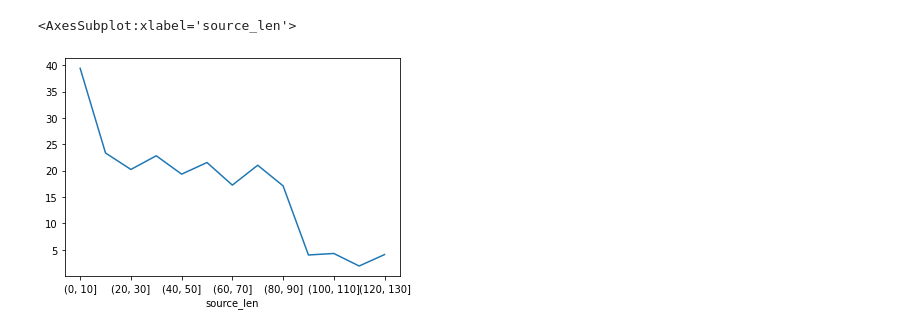
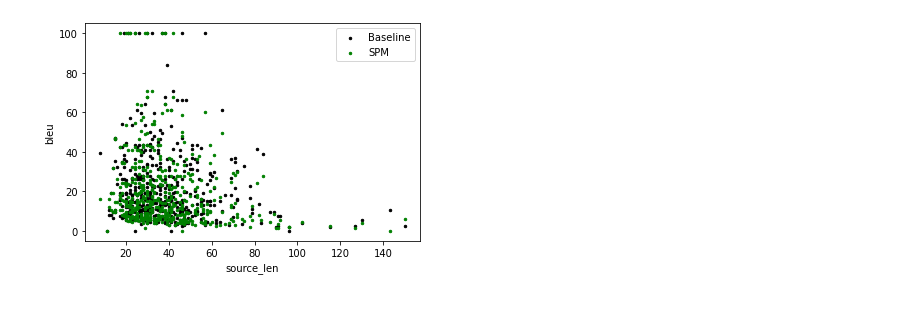
Before and after one commit to pleyad/atmt, a Jupyter notebook: assignments/03/visual_analysis.ipynb, the cells around one changed output. Drawn from its saved outputs; the diff is of its cells as text; code cells hidden in the pictures.

Commit message:
nicer plots

```diff
--- a/assignments/03/visual_analysis.ipynb
+++ b/assignments/03/visual_analysis.ipynb
@@ -5,7 +8,7 @@ from typing import Generator, Tuple
 # %%
 SOURCES = "../../data/en-fr/raw/test.fr"
 REFERENCES = "../../data/en-fr/raw/test.en"
-RAIN_SOURCES_TOKENIZED = "../../data/en-fr/preprocessed/train.fr"
+TRAIN_SOURCES_TOKENIZED = "../../data/en-fr/preprocessed/train.fr"
 TEST_SOURCES_TOKENIZED = "../../data/en-fr/preprocessed/test.fr"
 
 #HYPOTHESES = "baseline/translations.p.txt"
@@ -47,9 +59,0 @@ df.plot.scatter("source_len", "bleu")
-# %%
-#from matplotlib import pyplot as plt
-
-bins = list(range(0,150,10))
-grouped = df.groupby(pd.cut(df["source_len"], bins=bins)).mean()
-grouped["bleu"].plot()
-# %% [output]
-<AxesSubplot:xlabel='source_len'>
-[figure, removed]
@@ -55,0 +63,24 @@ grouped["bleu"].plot()
+# %%
+SERIES = [
+    {"label": "Baseline", "color": "black", "data": load_data("baseline/translations.p.txt")},
+    {"label": "SPM",      "color": "green", "data": load_data("spm_vanilla/translations/postprocessed_spm_vanilla_fully_trained.txt")},
+]
+# %%
+def scatter(x, y, **kwargs):
+    for series in SERIES:
+        plt.scatter(series["data"][x], series["data"][y], c=series["color"], label=series["label"], **kwargs)
+    plt.xlabel(x)
+    plt.ylabel(y)
+    plt.legend()
+
+def grouped_line(x, y, bins=10):
+    for series in SERIES:
+        grouped = series["data"].groupby(pd.cut(series["data"][x], bins=bins)).mean()
+        grouped[y].plot()
+    plt.xlabel(x)
+    plt.ylabel(y)
+    plt.legend()
+# %%
+scatter("source_len", "bleu", s=6)
+# %% [output]
+[figure, added]
```
Also changed, not shown: parts of 11 cells of this notebook.
